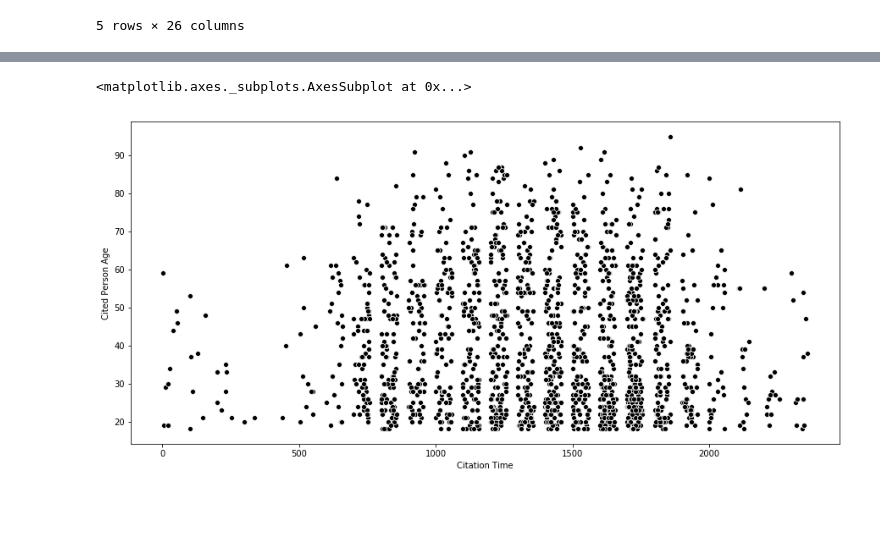
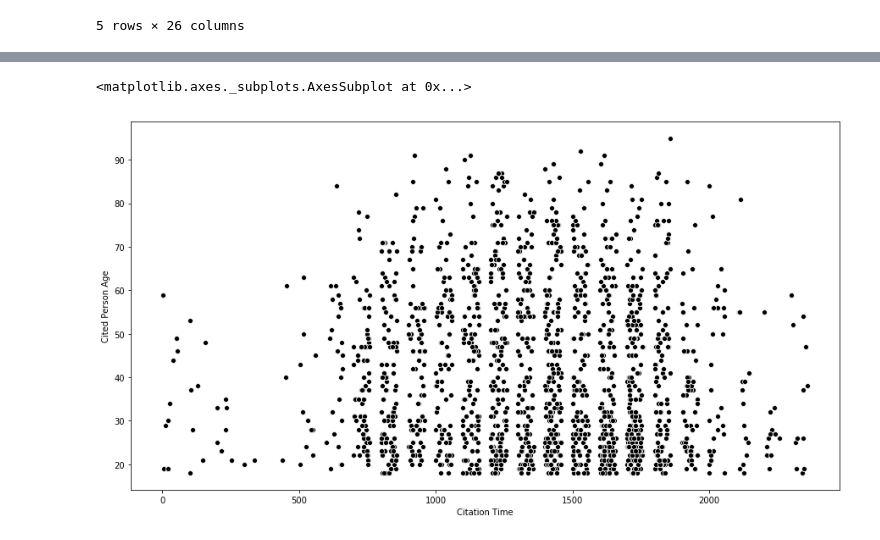
Before and after one commit to mrkjhsn/City-of-Scottsdale-Citations, a Jupyter notebook: Vehicular_Accidents_Visualization.ipynb, the cells around one changed output, grey strips where cells are left out. Saved outputs shown, nothing was run; the diff lists cells and outputs as text; code cells hidden in the pictures; blank space fills up the shorter version.

```diff
--- a/Vehicular_Accidents_Visualization.ipynb
+++ b/Vehicular_Accidents_Visualization.ipynb
@@ -7,11 +7,14 @@
 # %%
 import numpy as np
 import matplotlib.pyplot as plt
+import matplotlib.ticker as ticker
 import pyodbc
 import pandas as pd
 import seaborn as sns
 import datetime
-plt.rcParams["figure.figsize"] = [15, 7]
+from scipy.stats.kde import gaussian_kde
+
+# plt.rcParams["figure.figsize"] = [15, 7]
 
 # databaseConnection = 'DRIVER={SQL Server}; SERVER=ServerName; Database=DatbaseName; UID=UserId; PWD=password;'
 connection = pyodbc.connect('DRIVER={SQL Server};SERVER=WINDOWS-A6S01I2\SQLEXPRESS;DATABASE=City_of_Scottsdale;Trusted_Connection=yes;')
@@ -65,8 +91,10 @@ vehicular_accidents.plot(y='Month', kind='hist', bins=12)
 # %%
+fig = plt.figure(figsize=(15, 8))
+
 sns.scatterplot(x=vehicular_accidents['Citation Time'],
                 y=vehicular_accidents['Cited Person Age'], color='black')
 
 #how are accidents distributed by age
 # %% [output]
 <matplotlib.axes._subplots.AxesSubplot at 0x...>
-[figure, old version]
+[figure, new version]
```
Also changed, not shown: parts of 11 cells of this notebook.
